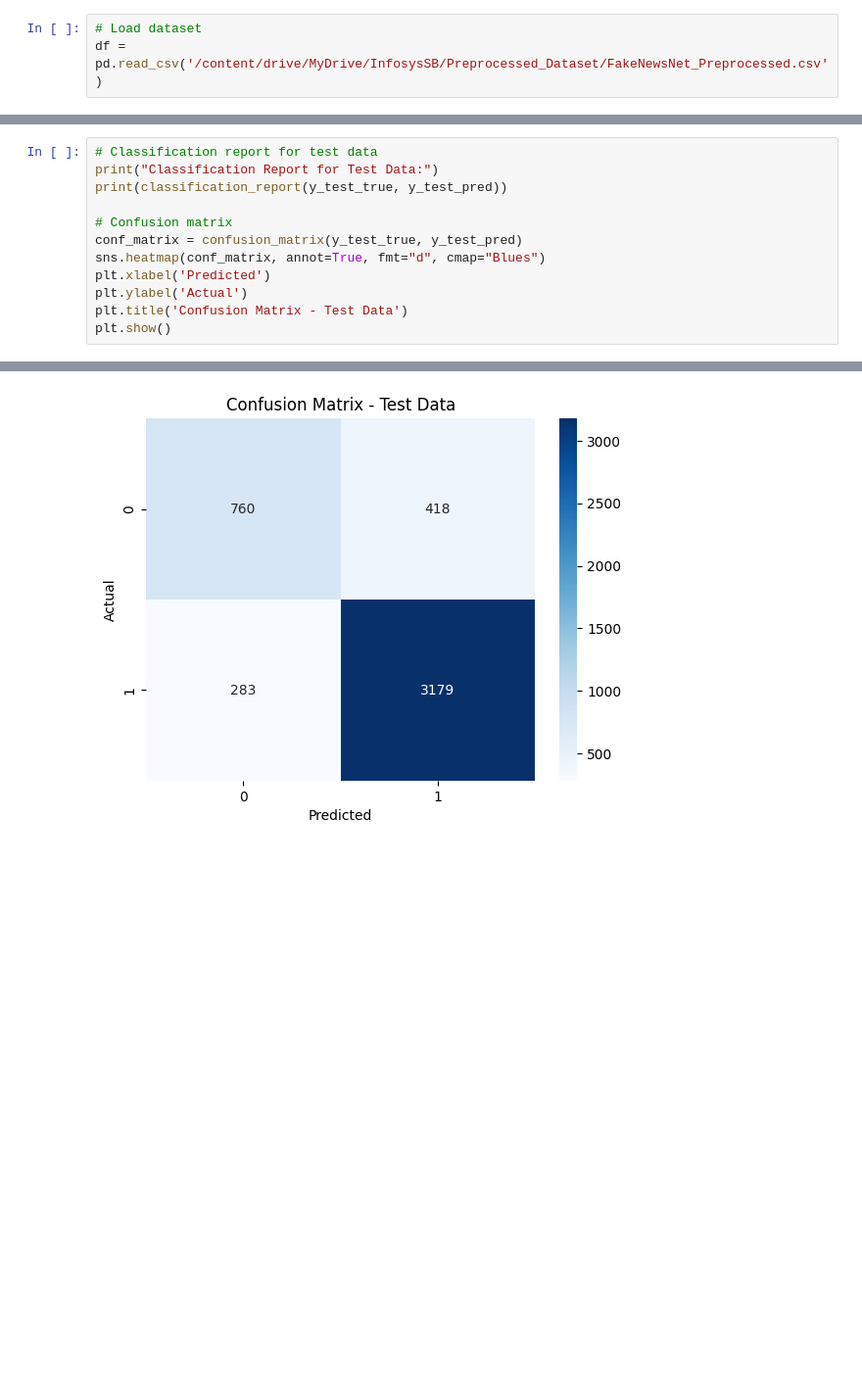
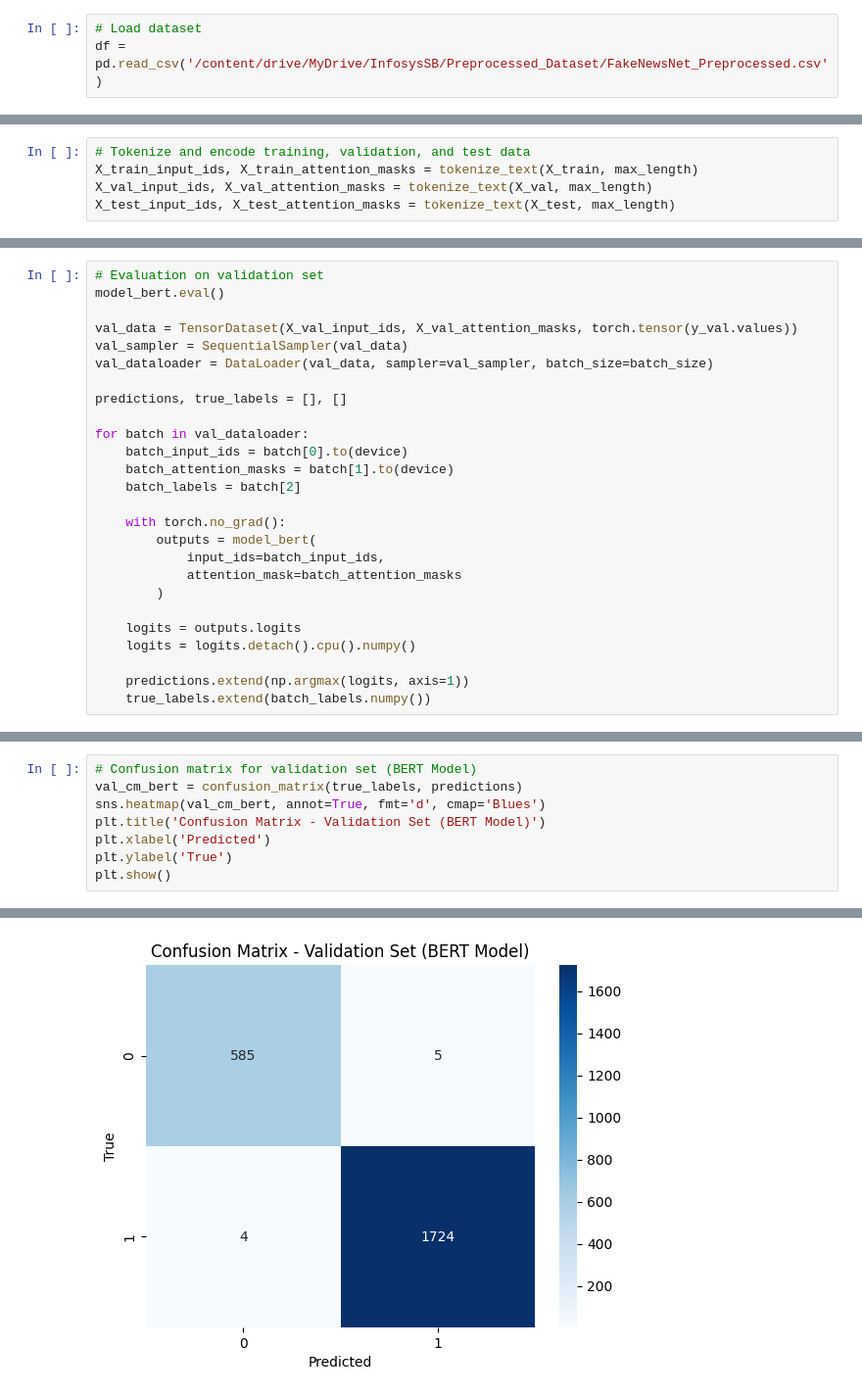
Before and after one commit to Sudheer-Kumar124/FakeNews_Detection, a Jupyter notebook: BERT_Model.ipynb, the cells around one changed output, grey strips where cells are left out. Shown at 98% size. Drawn from its saved outputs; the diff is of its cells as text; blank space fills up the shorter version.

```diff
--- a/BERT_Model.ipynb
+++ b/BERT_Model.ipynb
@@ -170,0 +163,5 @@ Validation results: {'eval_loss': 0.5529506206512451, 'eval_accuracy': 0.8459879
+# %%
+# Tokenize and encode training, validation, and test data
+X_train_input_ids, X_train_attention_masks = tokenize_text(X_train, max_length)
+X_val_input_ids, X_val_attention_masks = tokenize_text(X_val, max_length)
+X_test_input_ids, X_test_attention_masks = tokenize_text(X_test, max_length)
@@ -170,0 +246,26 @@ Validation results: {'eval_loss': 0.5529506206512451, 'eval_accuracy': 0.8459879
+# %%
+# Evaluation on validation set
+model_bert.eval()
+
+val_data = TensorDataset(X_val_input_ids, X_val_attention_masks, torch.tensor(y_val.values))
+val_sampler = SequentialSampler(val_data)
+val_dataloader = DataLoader(val_data, sampler=val_sampler, batch_size=batch_size)
+
+predictions, true_labels = [], []
+
+for batch in val_dataloader:
+    batch_input_ids = batch[0].to(device)
+    batch_attention_masks = batch[1].to(device)
+    batch_labels = batch[2]
+
+    with torch.no_grad():
+        outputs = model_bert(
+            input_ids=batch_input_ids,
+            attention_mask=batch_attention_masks
+        )
+
+    logits = outputs.logits
+    logits = logits.detach().cpu().numpy()
+
+    predictions.extend(np.argmax(logits, axis=1))
+    true_labels.extend(batch_labels.numpy())
@@ -171,13 +287,9 @@ Validation results: {'eval_loss': 0.5529506206512451, 'eval_accuracy': 0.8459879
 # %%
-# Classification report for test data
-print("Classification Report for Test Data:")
-print(classification_report(y_test_true, y_test_pred))
-
-# Confusion matrix
-conf_matrix = confusion_matrix(y_test_true, y_test_pred)
-sns.heatmap(conf_matrix, annot=True, fmt="d", cmap="Blues")
+# Confusion matrix for validation set (BERT Model)
+val_cm_bert = confusion_matrix(true_labels, predictions)
+sns.heatmap(val_cm_bert, annot=True, fmt='d', cmap='Blues')
+plt.title('Confusion Matrix - Validation Set (BERT Model)')
 plt.xlabel('Predicted')
-plt.ylabel('Actual')
-plt.title('Confusion Matrix - Test Data')
+plt.ylabel('True')
 plt.show()
 # %% [output]
@@ -193 +296 @@ weighted avg       0.84      0.85      0.85      4640
-[figure, old version]
+[figure, new version]
```
Also changed, not shown: parts of 27 cells of this notebook, 4 other files.
